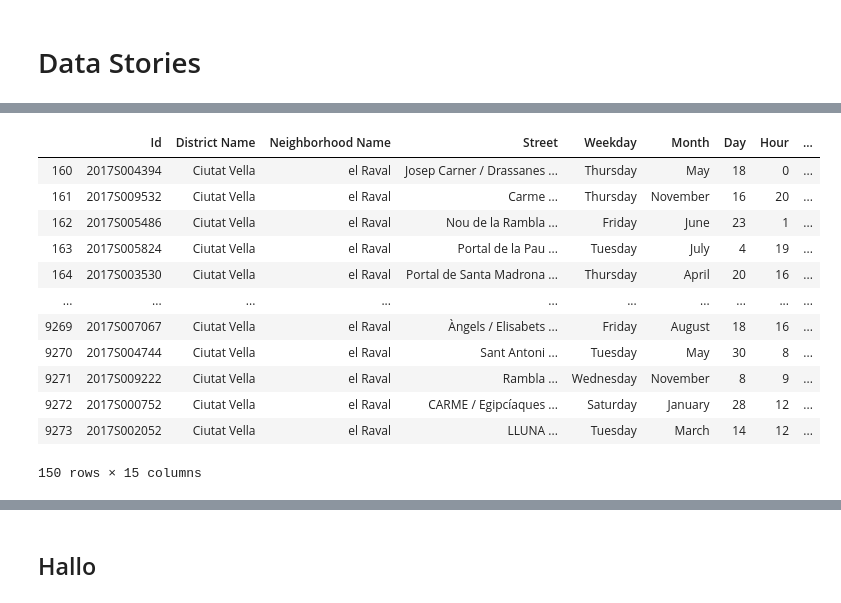
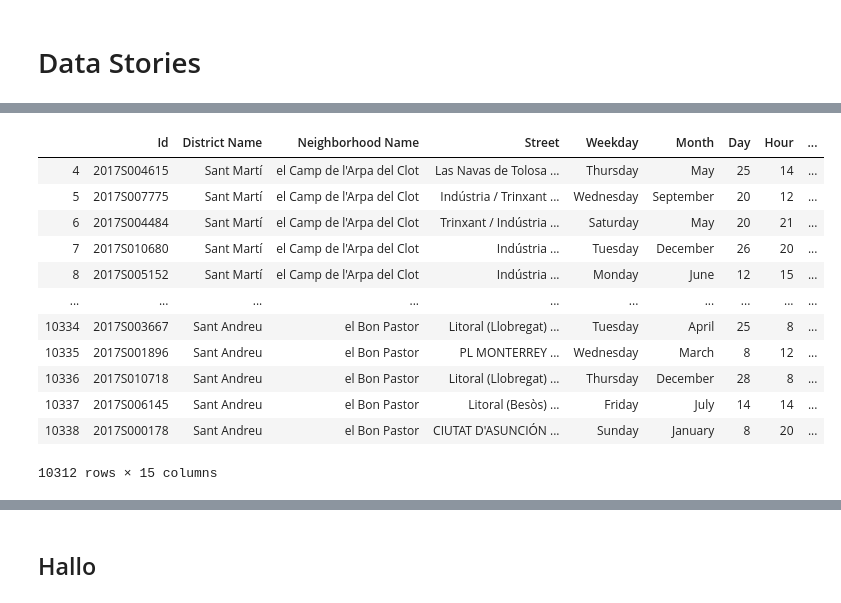
Before and after one commit to sanderoud/Data-Stories, a Jupyter notebook: Assignement 4.ipynb, the cells around one changed output, grey strips where cells are left out. Cells and saved outputs as stored; diff of their text form; code cells hidden in the pictures.

```diff
--- a/Assignement 4.ipynb
+++ b/Assignement 4.ipynb
@@ -16,18 +23,18 @@ life_expectancy_df.head(5)
 # %%
 accidents_df = pd.read_csv('accidents_2017.csv')
 accidents_df = accidents_df[accidents_df["Neighborhood Name"] != "Unknown"]
-accidents_df[accidents_df['Neighborhood Name'] == 'el Raval']
+accidents_df
 # %% [output]
 |  | Id | District Name | Neighborhood Name | Street | Weekday | Month | Day | Hour | ... |
-| 160 | 2017S004394 | Ciutat Vella | el Raval | Josep Carner / Drassanes ... | Thursday | May | 18 | 0 | ... |
-| 161 | 2017S009532 | Ciutat Vella | el Raval | Carme ... | Thursday | November | 16 | 20 | ... |
-| 162 | 2017S005486 | Ciutat Vella | el Raval | Nou de la Rambla ... | Friday | June | 23 | 1 | ... |
-| 163 | 2017S005824 | Ciutat Vella | el Raval | Portal de la Pau ... | Tuesday | July | 4 | 19 | ... |
-| 164 | 2017S003530 | Ciutat Vella | el Raval | Portal de Santa Madrona ... | Thursday | April | 20 | 16 | ... |
+| 4 | 2017S004615 | Sant Martí | el Camp de l'Arpa del Clot | Las Navas de Tolosa ... | Thursday | May | 25 | 14 | ... |
+| 5 | 2017S007775 | Sant Martí | el Camp de l'Arpa del Clot | Indústria / Trinxant ... | Wednesday | September | 20 | 12 | ... |
+| 6 | 2017S004484 | Sant Martí | el Camp de l'Arpa del Clot | Trinxant / Indústria ... | Saturday | May | 20 | 21 | ... |
+| 7 | 2017S010680 | Sant Martí | el Camp de l'Arpa del Clot | Indústria ... | Tuesday | December | 26 | 20 | ... |
+| 8 | 2017S005152 | Sant Martí | el Camp de l'Arpa del Clot | Indústria ... | Monday | June | 12 | 15 | ... |
 | ... | ... | ... | ... | ... | ... | ... | ... | ... | ... |
-| 9269 | 2017S007067 | Ciutat Vella | el Raval | Àngels / Elisabets ... | Friday | August | 18 | 16 | ... |
-| 9270 | 2017S004744 | Ciutat Vella | el Raval | Sant Antoni ... | Tuesday | May | 30 | 8 | ... |
-| 9271 | 2017S009222 | Ciutat Vella | el Raval | Rambla ... | Wednesday | November | 8 | 9 | ... |
-| 9272 | 2017S000752 | Ciutat Vella | el Raval | CARME / Egipcíaques ... | Saturday | January | 28 | 12 | ... |
-| 9273 | 2017S002052 | Ciutat Vella | el Raval | LLUNA ... | Tuesday | March | 14 | 12 | ... |
+| 10334 | 2017S003667 | Sant Andreu | el Bon Pastor | Litoral (Llobregat) ... | Tuesday | April | 25 | 8 | ... |
+| 10335 | 2017S001896 | Sant Andreu | el Bon Pastor | PL MONTERREY ... | Wednesday | March | 8 | 12 | ... |
+| 10336 | 2017S010718 | Sant Andreu | el Bon Pastor | Litoral (Llobregat) ... | Thursday | December | 28 | 8 | ... |
+| 10337 | 2017S006145 | Sant Andreu | el Bon Pastor | Litoral (Besòs) ... | Friday | July | 14 | 14 | ... |
+| 10338 | 2017S000178 | Sant Andreu | el Bon Pastor | CIUTAT D'ASUNCIÓN ... | Sunday | January | 8 | 20 | ... |
-150 rows × 15 columns
+10312 rows × 15 columns
```
Also changed, not shown: parts of 5 cells of this notebook.
